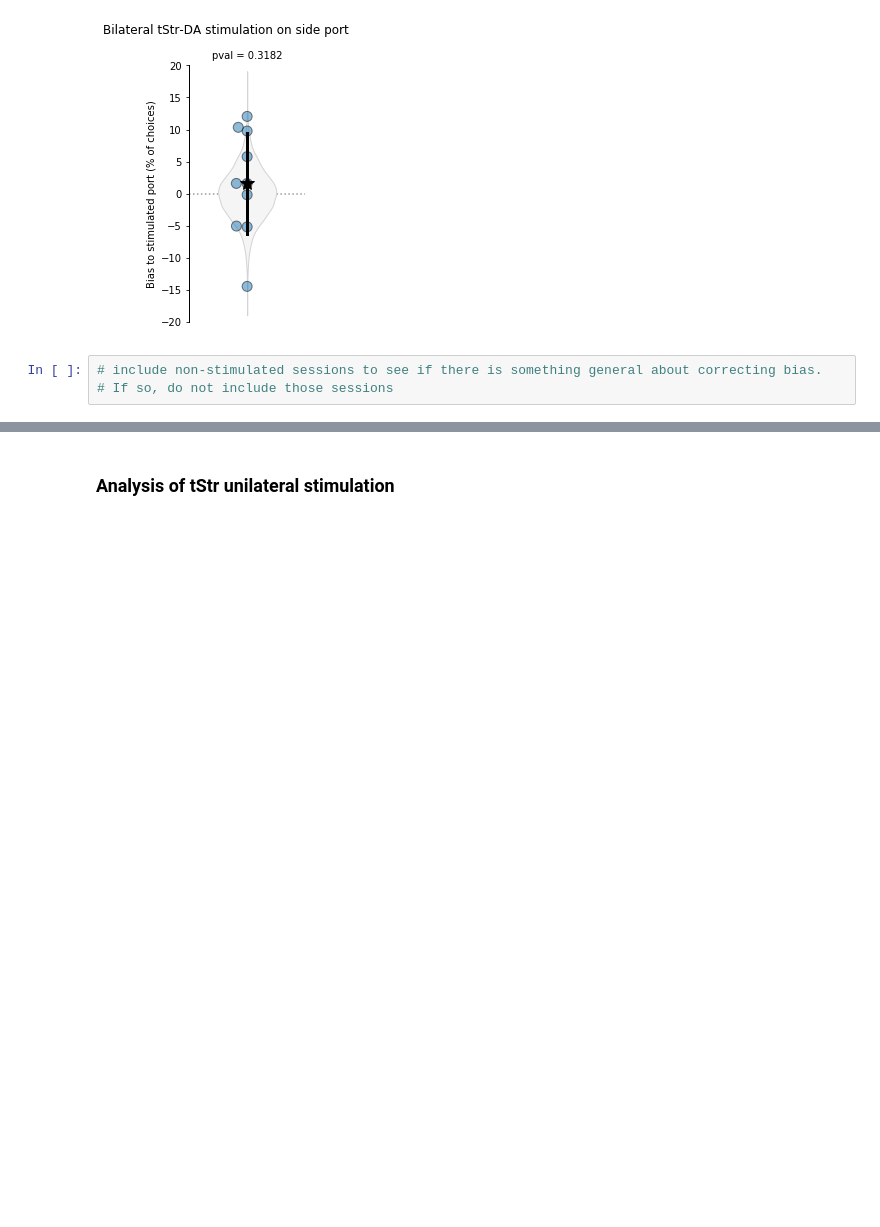
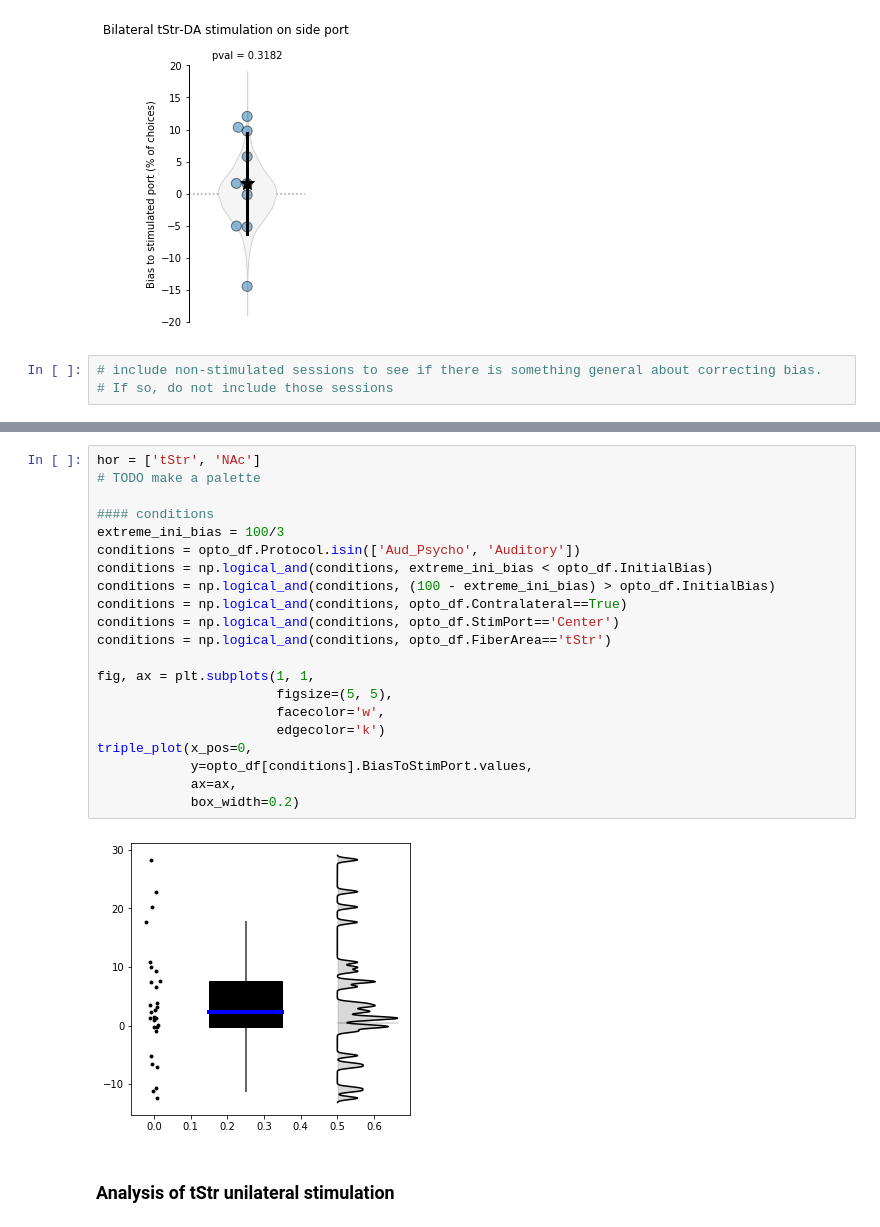
Before and after one commit to HernandoMV/BehaviouralAnalysis, a Jupyter notebook: Dopamine_optostimulation.ipynb, the cells around one changed output, grey strips where cells are left out. Drawn from its saved outputs; the diff is of its cells as text; blank space fills up the shorter version.

```diff
--- a/Dopamine_optostimulation.ipynb
+++ b/Dopamine_optostimulation.ipynb
@@ -559,3 +655,26 @@ plt.show(rel)
+# %%
+hor = ['tStr', 'NAc']
+# TODO make a palette
+
+#### conditions
+extreme_ini_bias = 100/3
+conditions = opto_df.Protocol.isin(['Aud_Psycho', 'Auditory'])
+conditions = np.logical_and(conditions, extreme_ini_bias < opto_df.InitialBias)
+conditions = np.logical_and(conditions, (100 - extreme_ini_bias) > opto_df.InitialBias)
+conditions = np.logical_and(conditions, opto_df.Contralateral==True)
+conditions = np.logical_and(conditions, opto_df.StimPort=='Center')
+conditions = np.logical_and(conditions, opto_df.FiberArea=='tStr')
+
+fig, ax = plt.subplots(1, 1,
+                       figsize=(5, 5),
+                       facecolor='w',
+                       edgecolor='k')
+triple_plot(x_pos=0,
+            y=opto_df[conditions].BiasToStimPort.values,
+            ax=ax,
+            box_width=0.2)
+# %% [output]
+[figure, added]
 # %% [markdown]
 ### Analysis of tStr unilateral stimulation
 # %%
```
Also changed, not shown: parts of 5 cells of this notebook.
